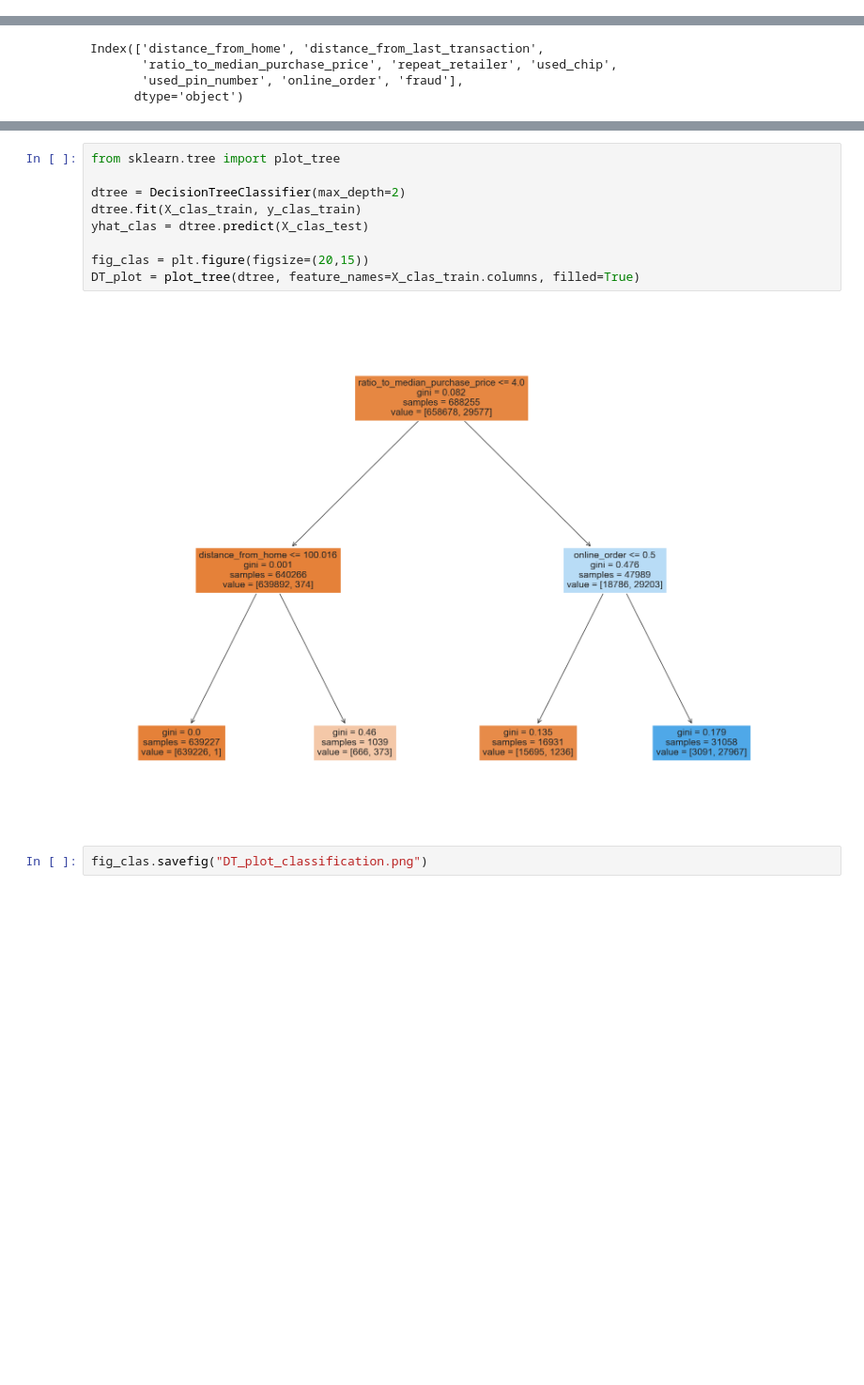
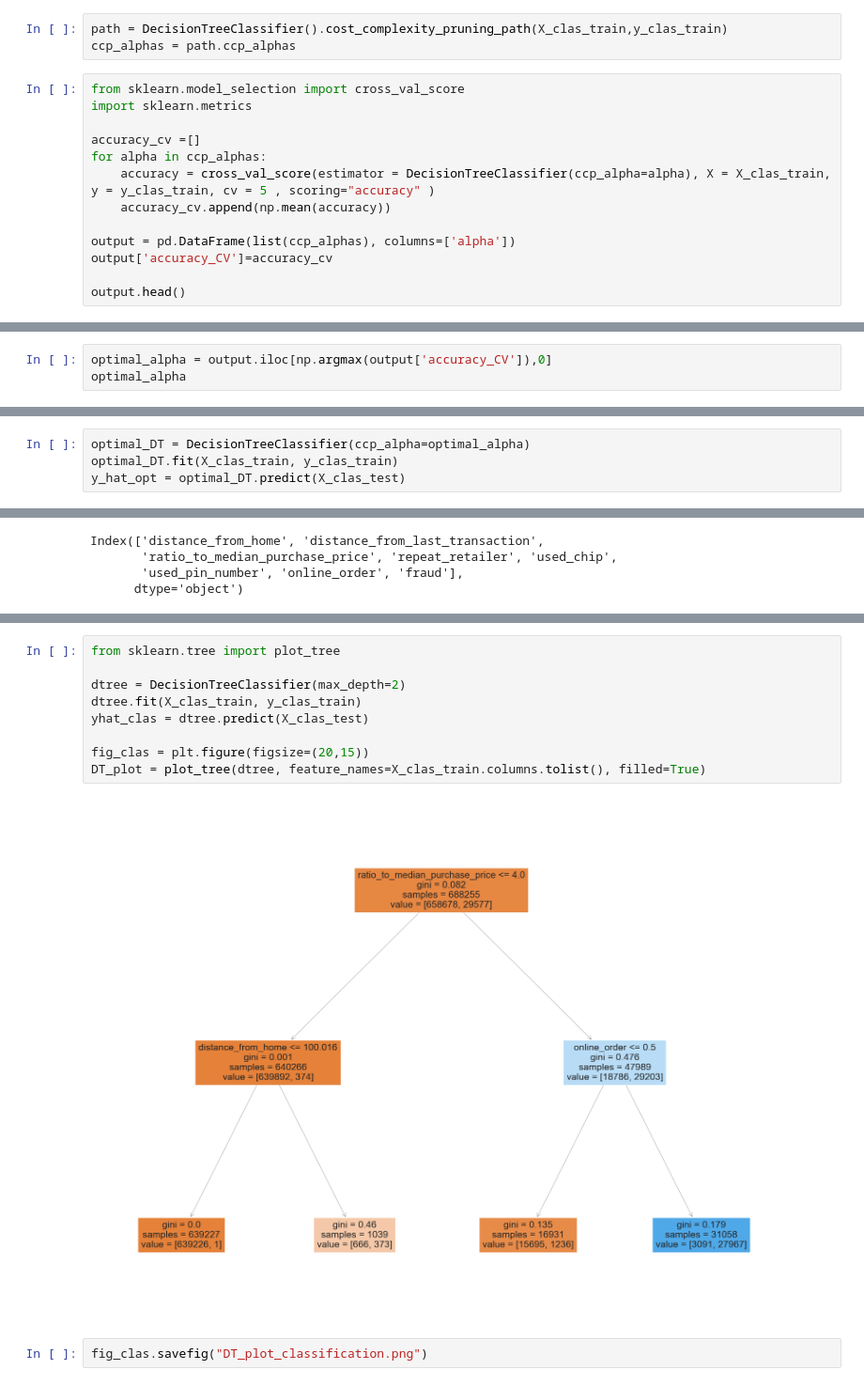
Before and after one commit to Otocolobus-manules/Mashine-Learning_3_semestr, a Jupyter notebook: Работа 5/Abramov_Lab_5.ipynb, the cells around one changed output, grey strips where cells are left out. Shown at 94% size. Cells and saved outputs as stored; diff of their text form; blank space fills up the shorter version.

```diff
--- a/Работа 5/Abramov_Lab_5.ipynb
+++ b/Работа 5/Abramov_Lab_5.ipynb
@@ -136,0 +145,16 @@ weighted avg       1.00      1.00      1.00    172064
+# %%
+path = DecisionTreeClassifier().cost_complexity_pruning_path(X_clas_train,y_clas_train)
+ccp_alphas = path.ccp_alphas
+# %%
+from sklearn.model_selection import cross_val_score
+import sklearn.metrics
+
+accuracy_cv =[]
+for alpha in ccp_alphas:
+    accuracy = cross_val_score(estimator = DecisionTreeClassifier(ccp_alpha=alpha), X = X_clas_train, y = y_clas_train, cv = 5 , scoring="accuracy" )
+    accuracy_cv.append(np.mean(accuracy))
+
+output = pd.DataFrame(list(ccp_alphas), columns=['alpha'])
+output['accuracy_CV']=accuracy_cv
+
+output.head()
@@ -136,0 +179,3 @@ weighted avg       1.00      1.00      1.00    172064
+# %%
+optimal_alpha = output.iloc[np.argmax(output['accuracy_CV']),0]
+optimal_alpha
@@ -136,0 +184,4 @@ weighted avg       1.00      1.00      1.00    172064
+# %%
+optimal_DT = DecisionTreeClassifier(ccp_alpha=optimal_alpha)
+optimal_DT.fit(X_clas_train, y_clas_train)
+y_hat_opt = optimal_DT.predict(X_clas_test)
@@ -149,14 +229,14 @@ Index(['distance_from_home', 'distance_from_last_transaction',
 # %%
 from sklearn.tree import plot_tree
 
 dtree = DecisionTreeClassifier(max_depth=2)
 dtree.fit(X_clas_train, y_clas_train)
 yhat_clas = dtree.predict(X_clas_test)
 
 fig_clas = plt.figure(figsize=(20,15))
-DT_plot = plot_tree(dtree, feature_names=X_clas_train.columns, filled=True)
+DT_plot = plot_tree(dtree, feature_names=X_clas_train.columns.tolist(), filled=True)
 # %% [output]
-[figure, old version]
+[figure, new version]
 # %%
 fig_clas.savefig("DT_plot_classification.png")
 # %% [markdown]
```
Also changed, not shown: parts of 37 cells of this notebook, 2 other files.
